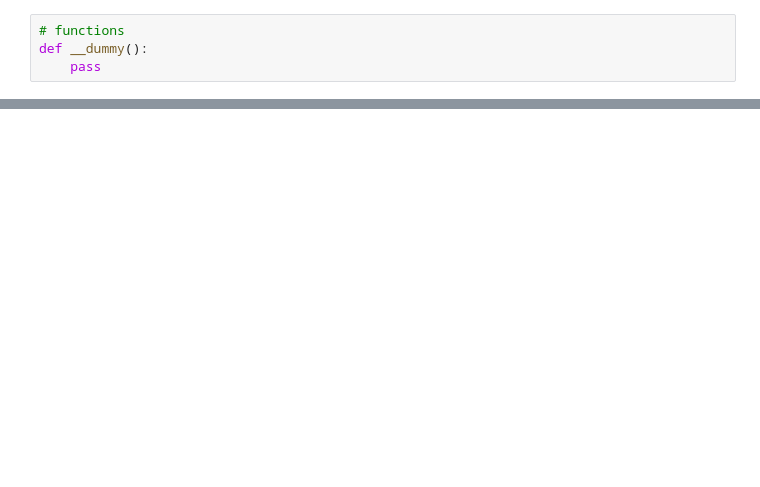
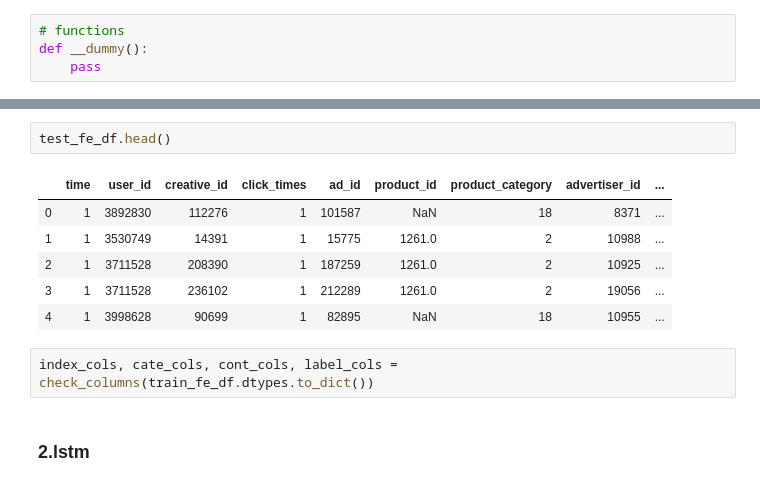
Before and after one commit to DevinWang23/tencent_2020_ad_competition, a Jupyter notebook: jupyter_notebook/neural_network.ipynb, the cells around one changed output, grey strips where cells are left out. Drawn from its saved outputs; the diff is of its cells as text; blank space fills up the shorter version.

```diff
--- a/jupyter_notebook/neural_network.ipynb
+++ b/jupyter_notebook/neural_network.ipynb
@@ -49,0 +79,13 @@ class Lstm(nn.Module):
+# %%
+test_fe_df.head()
+# %% [output]
+|  | time | user_id | creative_id | click_times | ad_id | product_id | product_category | advertiser_id | ... |
+| 0 | 1 | 3892830 | 112276 | 1 | 101587 | NaN | 18 | 8371 | ... |
+| 1 | 1 | 3530749 | 14391 | 1 | 15775 | 1261.0 | 2 | 10988 | ... |
+| 2 | 1 | 3711528 | 208390 | 1 | 187259 | 1261.0 | 2 | 10925 | ... |
+| 3 | 1 | 3711528 | 236102 | 1 | 212289 | 1261.0 | 2 | 19056 | ... |
+| 4 | 1 | 3998628 | 90699 | 1 | 82895 | NaN | 18 | 10955 | ... |
+# %%
+index_cols, cate_cols, cont_cols, label_cols = check_columns(train_fe_df.dtypes.to_dict())
+# %% [markdown]
+### <a id='2'> 2.lstm</a>
```
Also changed, not shown: parts of 11 cells of this notebook, 19 other files.
